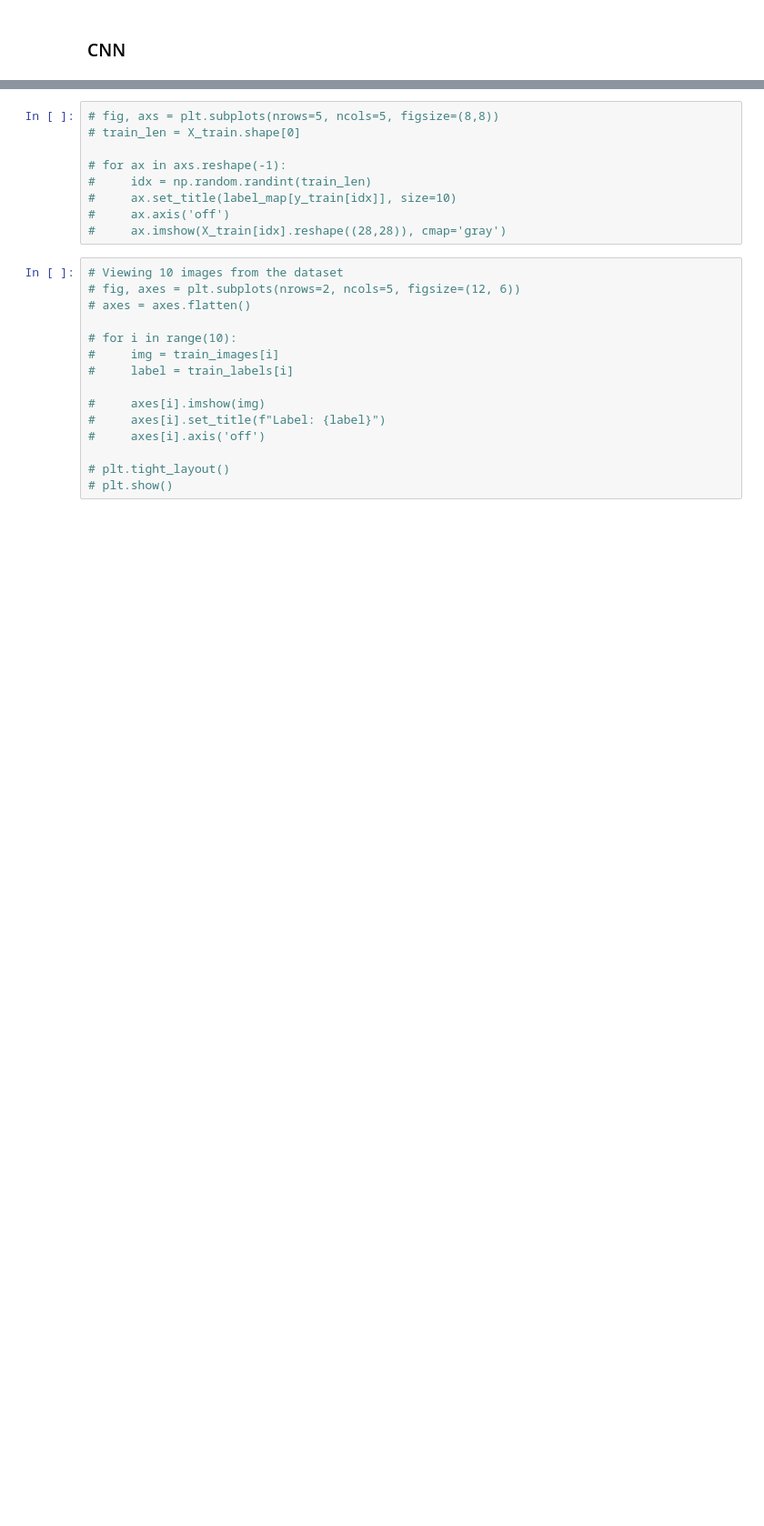
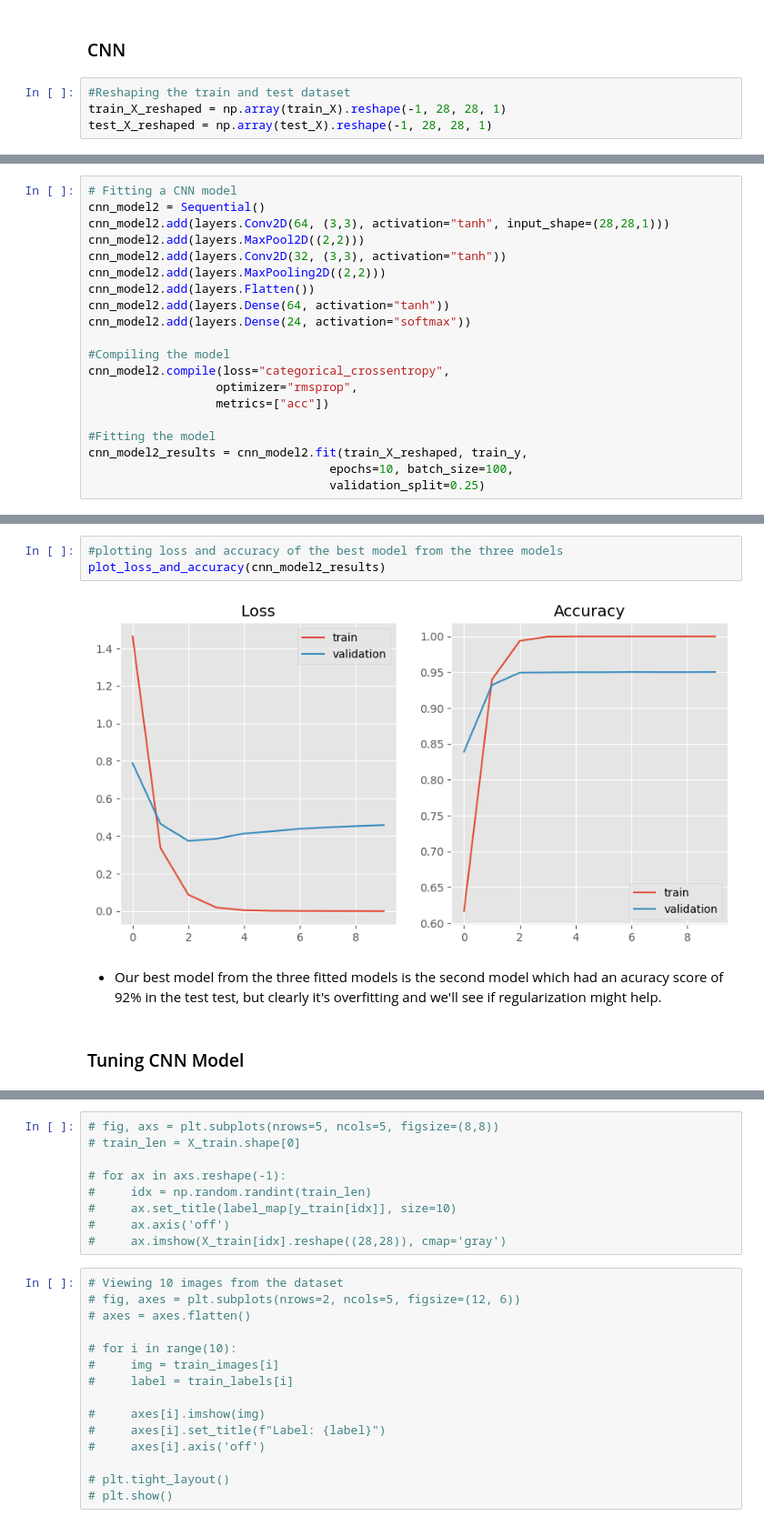
Before and after one commit to JamesMbeti/KSL-FINGERSPELLING-RECOGNITION, a Jupyter notebook: CNN2.ipynb, the cells around one changed output, grey strips where cells are left out. Shown: that part at 91% size. Saved outputs shown, nothing was run; the diff lists cells and outputs as text; blank space fills up the shorter version.

Commit message:
tuned model

```diff
--- a/CNN2.ipynb
+++ b/CNN2.ipynb
@@ -401,2 +400,6 @@ plot_loss_and_accuracy(baseline_history)
 # %% [markdown]
 ### CNN
+# %%
+#Reshaping the train and test dataset
+train_X_reshaped = np.array(train_X).reshape(-1, 28, 28, 1)
+test_X_reshaped = np.array(test_X).reshape(-1, 28, 28, 1)
@@ -402,0 +461,20 @@ plot_loss_and_accuracy(baseline_history)
+# %%
+# Fitting a CNN model
+cnn_model2 = Sequential()
+cnn_model2.add(layers.Conv2D(64, (3,3), activation="tanh", input_shape=(28,28,1)))
+cnn_model2.add(layers.MaxPool2D((2,2)))
+cnn_model2.add(layers.Conv2D(32, (3,3), activation="tanh"))
+cnn_model2.add(layers.MaxPooling2D((2,2)))
+cnn_model2.add(layers.Flatten())
+cnn_model2.add(layers.Dense(64, activation="tanh"))
+cnn_model2.add(layers.Dense(24, activation="softmax"))
+
+#Compiling the model
+cnn_model2.compile(loss="categorical_crossentropy",
+                  optimizer="rmsprop",
+                  metrics=["acc"])
+
+#Fitting the model
+cnn_model2_results = cnn_model2.fit(train_X_reshaped, train_y,
+                                  epochs=10, batch_size=100,
+                                  validation_split=0.25)
@@ -402,0 +571,9 @@ plot_loss_and_accuracy(baseline_history)
+# %%
+#plotting loss and accuracy of the best model from the three models
+plot_loss_and_accuracy(cnn_model2_results)
+# %% [output]
+[figure, added]
+# %% [markdown]
+* Our best model from the three fitted models is the second model which had an acuracy score of 92% in the test test, but clearly it's overfitting and we'll see if regularization might help.
+# %% [markdown]
+### Tuning CNN Model
```
Also changed, not shown: parts of 21 cells of this notebook, 1 other file.
